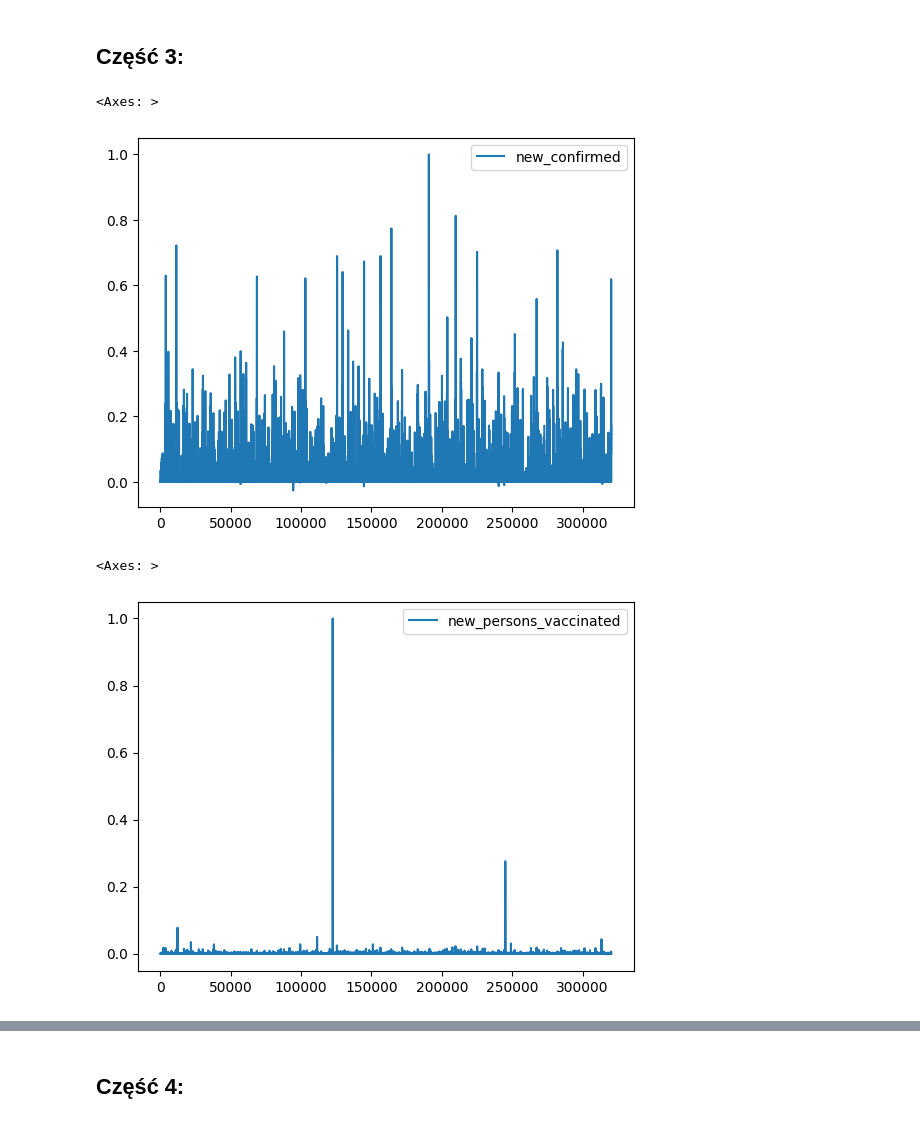
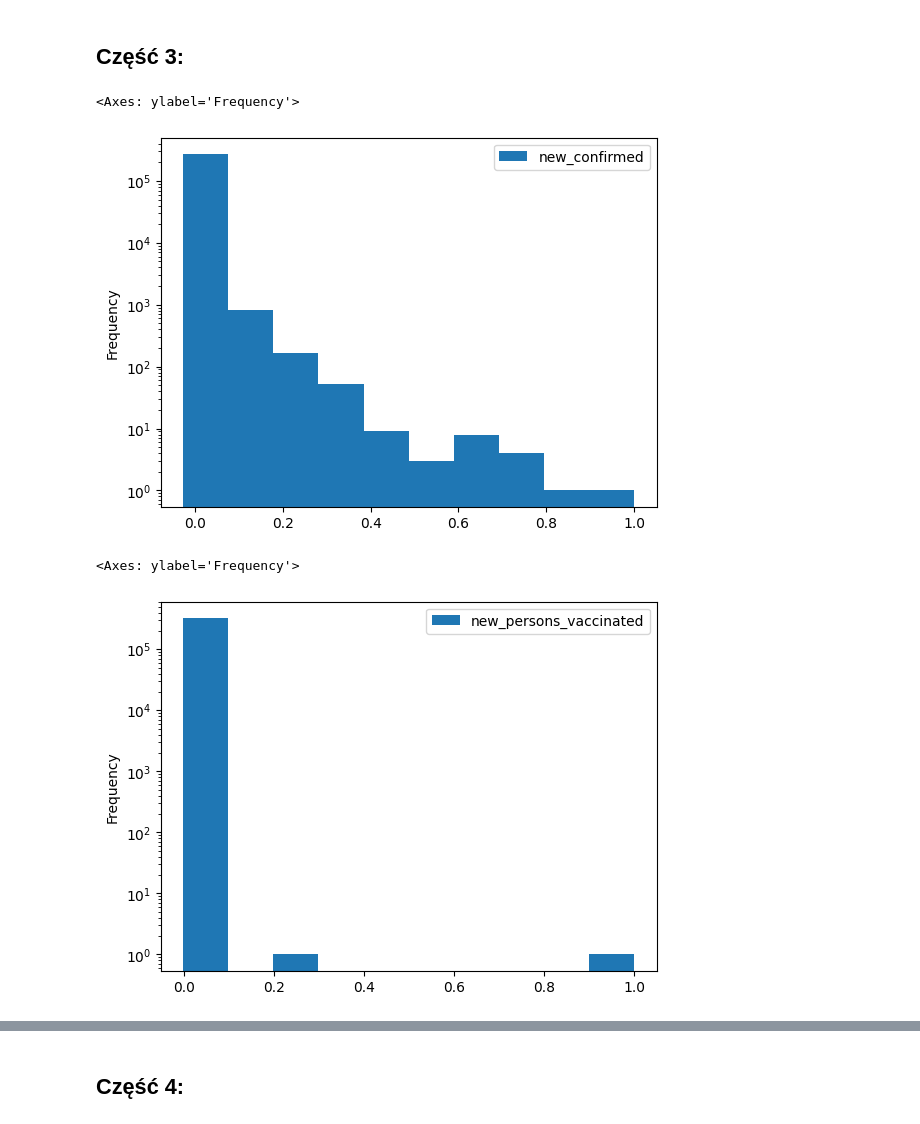
Before and after one commit to piooz/BigData, a Jupyter notebook: zad3/zadanie3.ipynb, the cells around one changed output, grey strips where cells are left out. Drawn from its saved outputs; the diff is of its cells as text; code cells hidden in the pictures.

```diff
--- a/zad3/zadanie3.ipynb
+++ b/zad3/zadanie3.ipynb
@@ -230,7 +230,7 @@ filtered.boxplot(ax = ax[1], column=column_name)
 # %%
 # średni wzrost liczby nowych zachorowań na przestrzeni tygodnia / miesiąca / kwartału
 
-#df['date'] = pd.to_datetime(df['date'])
+df['date'] = pd.to_datetime(df['date'])
 df.groupby([df.date.dt.year, df.date.dt.month])['new_confirmed'].mean().to_frame()
 # %% [output]
 |  |  | new_confirmed |
@@ -373,17 +585,17 @@ tet
 # %%
 #liczba zachorowań na określoną przez Ciebie liczbę osób (np. na 1000 osób)
 temp = df['new_confirmed'] / 1000
-(temp / temp.abs().max()).to_frame().plot()
+(temp / temp.abs().max()).to_frame().plot.hist(log=True)
 # %% [output]
-<Axes: >
+<Axes: ylabel='Frequency'>
-[figure, old version]
+[figure, new version]
 # %%
 #liczba szczepień na określoną przez Ciebie liczbę osób (np. na 1000 osób)
 temp = df['new_persons_vaccinated'] / 1000
-(temp / temp.abs().max()).to_frame().plot()
+(temp / temp.abs().max()).to_frame().plot.hist(log=True)
 # %% [output]
-<Axes: >
+<Axes: ylabel='Frequency'>
-[figure, old version]
+[figure, new version]
 # %%
 #liczba zgonów na określoną przez Ciebie liczbę osób (np. na 1000 osób)
 temp = df['new_deceased'] / 1000
```
Also changed, not shown: parts of 33 cells of this notebook.
